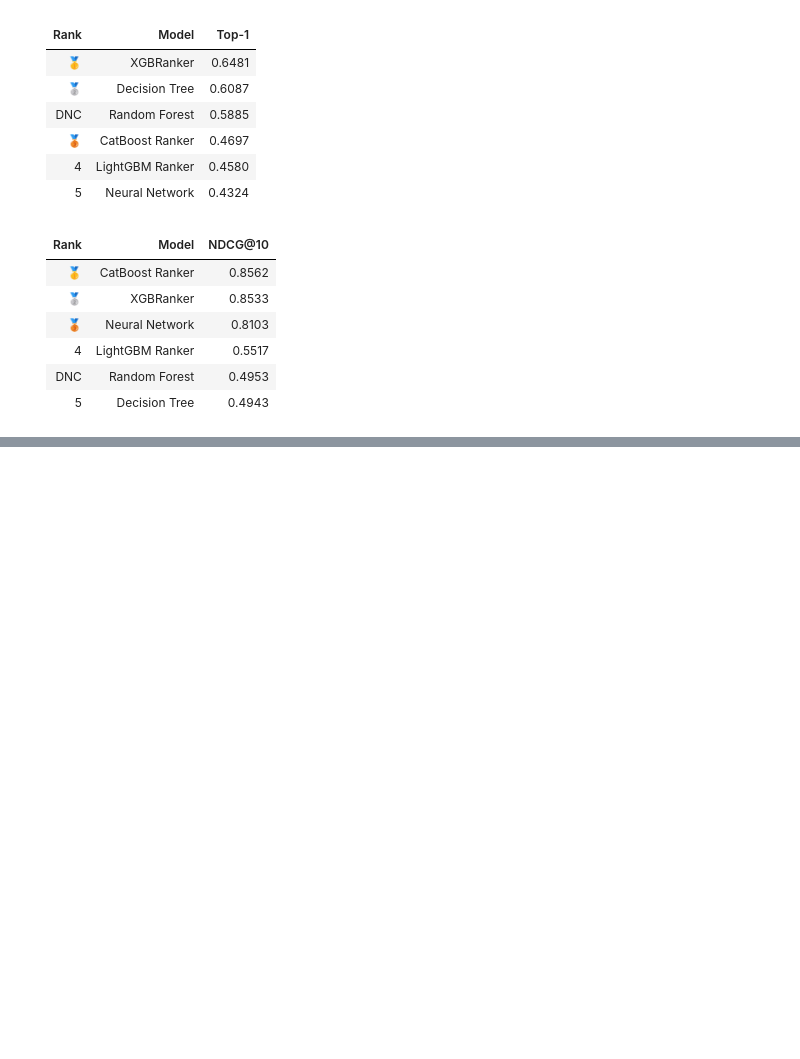
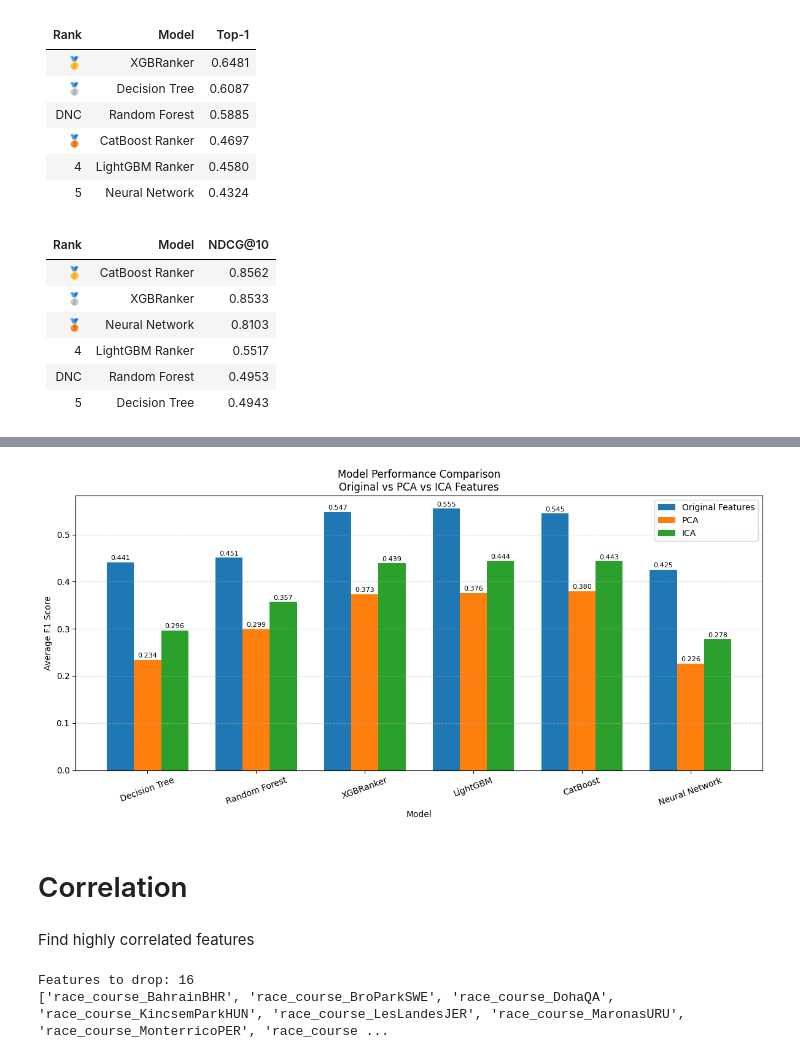
Before and after one commit to knguyen0923/Equi-Metrics, a Jupyter notebook: Equi_Metrics.ipynb, the cells around one changed output, grey strips where cells are left out. Saved outputs shown, nothing was run; the diff lists cells and outputs as text; code cells hidden in the pictures; blank space fills up the shorter version.

```diff
--- a/Equi_Metrics.ipynb
+++ b/Equi_Metrics.ipynb
@@ -4306,0 +4696,80 @@ Passing `palette` without assigning `hue` is deprecated and will be removed in v
+# %%
+import pandas as pd
+import matplotlib.pyplot as plt
+import numpy as np
+
+# Results
+results = pd.DataFrame({
+    "Model": [
+        "Decision Tree",
+        "Random Forest",
+        "XGBRanker",
+        "LightGBM",
+        "CatBoost",
+        "Neural Network"
+    ],
+    "Original": [0.4407, 0.4508, 0.5474, 0.5550, 0.5446, 0.4249],
+    "PCA": [0.2339, 0.2989, 0.3733, 0.3761, 0.3802, 0.2261],
+    "ICA": [0.2963, 0.3571, 0.4391, 0.4436, 0.4430, 0.2776]
+})
+
+# Plot settings
+x = np.arange(len(results))
+width = 0.25
+
+plt.figure(figsize=(12, 6))
+
+plt.bar(x - width, results["Original"], width, label="Original Features")
+plt.bar(x, results["PCA"], width, label="PCA")
+plt.bar(x + width, results["ICA"], width, label="ICA")
+
+plt.xticks(x, results["Model"], rotation=20)
+plt.ylabel("Average F1 Score")
+plt.xlabel("Model")
+plt.title("Model Performance Comparison\nOriginal vs PCA vs ICA Features")
+plt.legend()
+plt.grid(axis="y", linestyle="--", alpha=0.5)
+
+# Add value labels
+for i in range(len(results)):
+    plt.text(x[i] - width, results["Original"][i] + 0.005,
+             f"{results['Original'][i]:.3f}",
+             ha="center", fontsize=8)
+
+    plt.text(x[i], results["PCA"][i] + 0.005,
+             f"{results['PCA'][i]:.3f}",
+             ha="center", fontsize=8)
+
+    plt.text(x[i] + width, results["ICA"][i] + 0.005,
+             f"{results['ICA'][i]:.3f}",
+             ha="center", fontsize=8)
+
+plt.tight_layout()
+plt.show()
+# %% [output]
+[figure, added]
+# %% [markdown]
+# Correlation
+# %% [markdown]
+Find highly correlated features
+# %%
+import numpy as np
+import pandas as pd
+
+corr_matrix = X_train_xgb.corr().abs()
+
+upper = corr_matrix.where(
+    np.triu(np.ones(corr_matrix.shape), k=1).astype(bool)
+)
+
+to_drop = [
+    column
+    for column in upper.columns
+    if any(upper[column] > 0.95)
+]
+
+print("Features to drop:", len(to_drop))
+print(to_drop[:20])
+# %% [output]
+Features to drop: 16
+['race_course_BahrainBHR', 'race_course_BroParkSWE', 'race_course_DohaQA', 'race_course_KincsemParkHUN', 'race_course_LesLandesJER', 'race_course_MaronasURU', 'race_course_MonterricoPER', 'race_course ...
```
Also changed, not shown: parts of 29 cells of this notebook.
